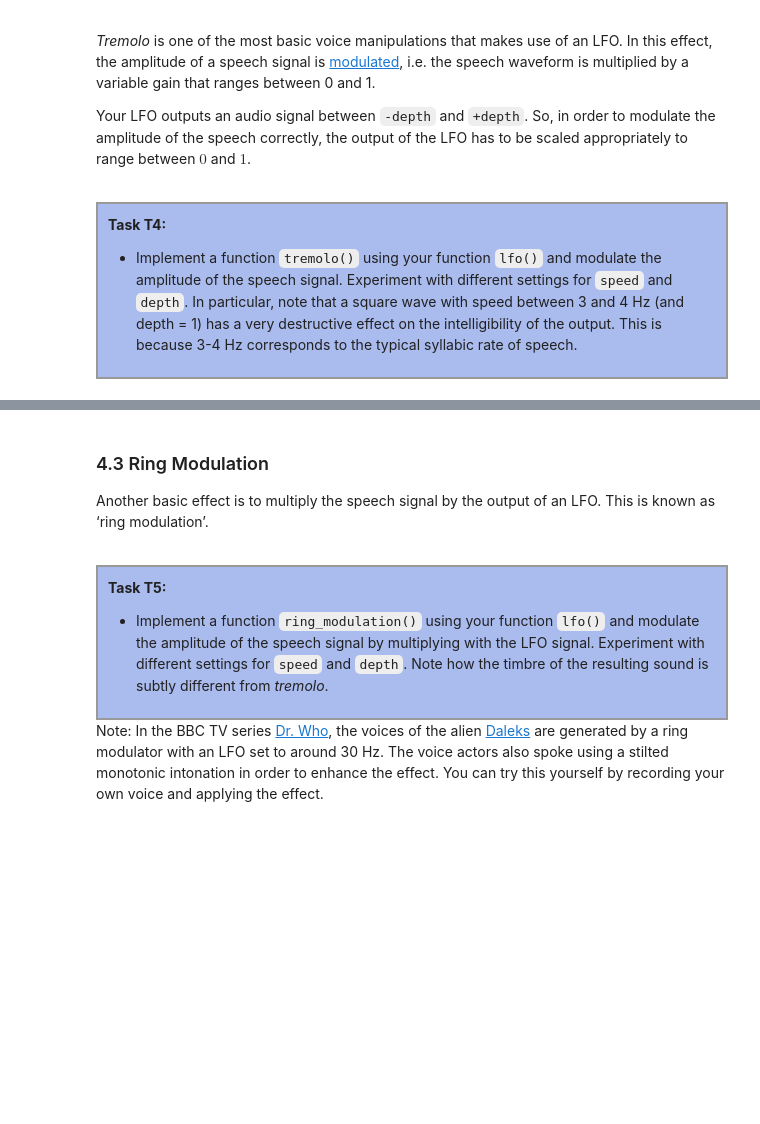
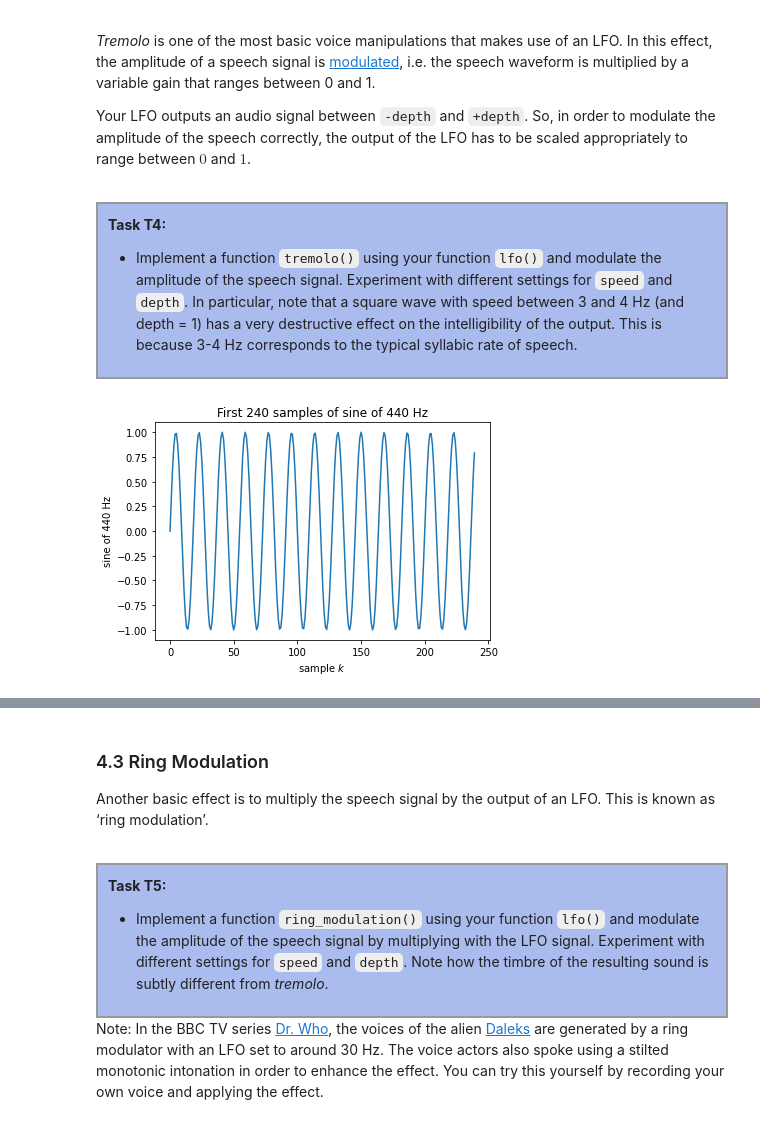
Before and after one commit to Karthikai-28/assignments, a Jupyter notebook: 103_speech_recognition_97937/com3502-4502-6502-programming-assignment1.ipynb, the cells around one changed output, grey strips where cells are left out. Drawn from its saved outputs; the diff is of its cells as text; code cells hidden in the pictures; blank space fills up the shorter version.

```diff
--- a/103_speech_recognition_97937/com3502-4502-6502-programming-assignment1.ipynb
+++ b/103_speech_recognition_97937/com3502-4502-6502-programming-assignment1.ipynb
@@ -347,7 +357,7 @@ Your LFO outputs an audio signal between `-depth` and `+depth`. So, in order to
 
 </div>
 # %%
-def tremolo(signal, fs, speed_hz, depth, square_curve=False):
+def tremolo(frequency_hz, length_s=1, sample_rate_hz=8000):
     '''
     Applies a tremolo effect to a signal
 
@@ -376,3 +386,8 @@ def tremolo(signal, fs, speed_hz, depth, square_curve=False):
     # Your code here
     #
     # ...
+    time_points = np.linspace(0, length_s,
+                              int(length_s * sample_rate_hz),
+                              endpoint=False)
+    # return sinus of frequency $f$, i.e. variable frequency_hz
+    return np.sin(2 * np.pi * frequency_hz * time_points)
@@ -382,0 +394,14 @@ def tremolo(signal, fs, speed_hz, depth, square_curve=False):
+# %%
+# Your code here to show an example of the Tremolo effect
+#
+# ...
+# crate a sinus of f=440 Hz at a sampling frequency f_s = 8 kHz of 2 seconds length
+concert_pitch = tremolo(440, 2, 8000)
+# Look at the first 30 ms (240 / 8000 = 0.03 s) of the generated wave
+plt.plot(concert_pitch[:240])
+plt.xlabel('sample $k$')
+plt.ylabel('sine of 440 Hz')
+plt.title('First 240 samples of sine of 440 Hz')
+None # This command does nothing but prevents printing the result of previous function call
+# %% [output]
+[figure, added]
```
Also changed, not shown: parts of 12 cells of this notebook, 2 other files.
